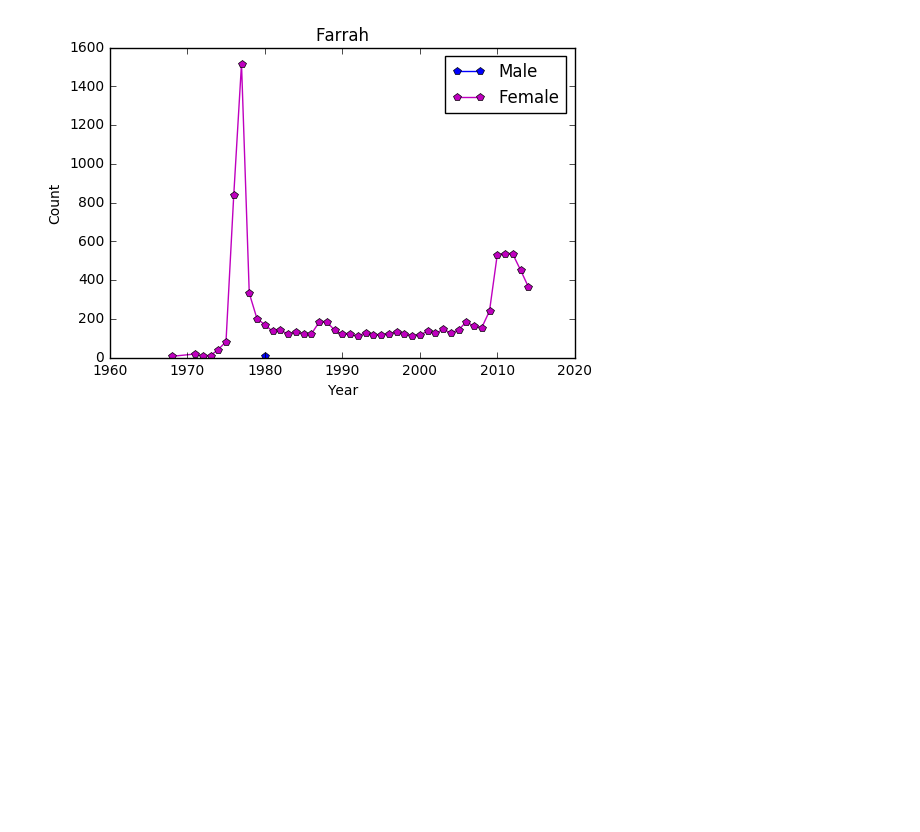
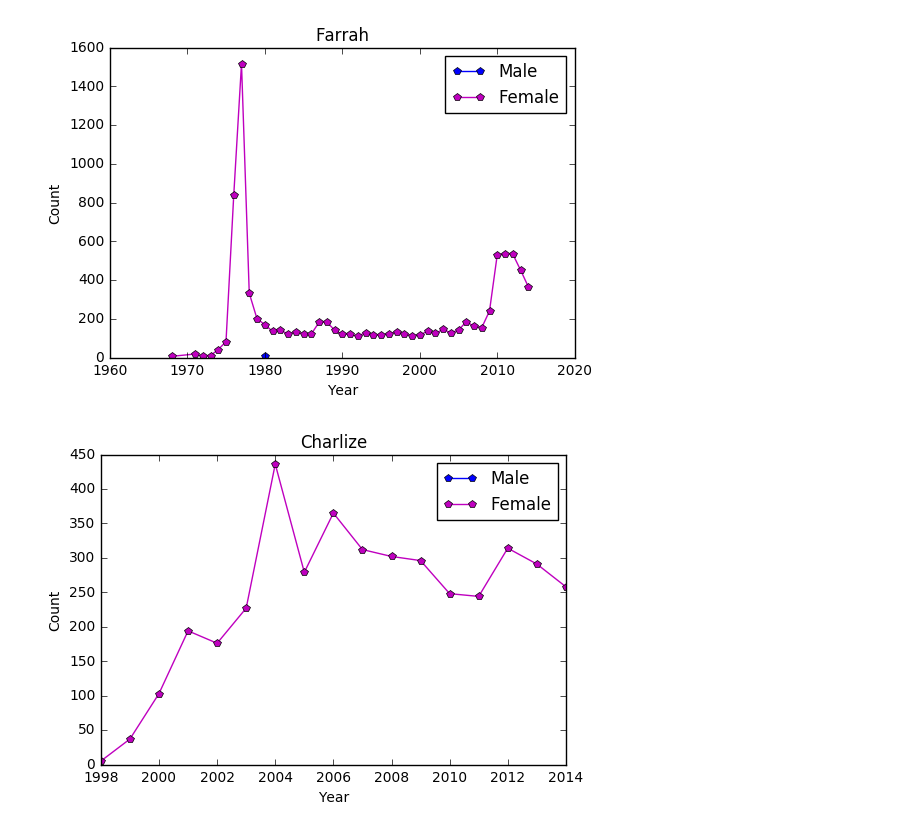
Before and after one commit to hannabarr/DatabasesFinalProject, a Jupyter notebook: FinalProject.ipynb, the cells around one changed output. Drawn from its saved outputs; the diff is of its cells as text; code cells hidden in the pictures; blank space fills up the shorter version.

Commit message:
Added plots for charlize and macaulay

```diff
--- a/FinalProject.ipynb
+++ b/FinalProject.ipynb
@@ -56,3 +56,13 @@ FarrahFCounts = pd.DataFrame(cursor.fetchall(), columns=[r[0] for r in cursor.de
 makePlot(FarrahMCounts, FarrahFCounts, "Farrah")
 # %% [output]
 [figure]
+# %%
+charlizeMquery, charlizeFquery = buildQuery("Charlize")
+cursor.execute(charlizeMquery)
+charlizeMCounts = pd.DataFrame(cursor.fetchall(), columns=[r[0] for r in cursor.description])
+cursor.execute(charlizeFquery)
+charlizeFCounts = pd.DataFrame(cursor.fetchall(), columns=[r[0] for r in cursor.description])
+# %%
+makePlot(charlizeMCounts, charlizeFCounts, "Charlize")
+# %% [output]
+[figure, added]
```
Also changed, not shown: parts of 3 cells of this notebook.
